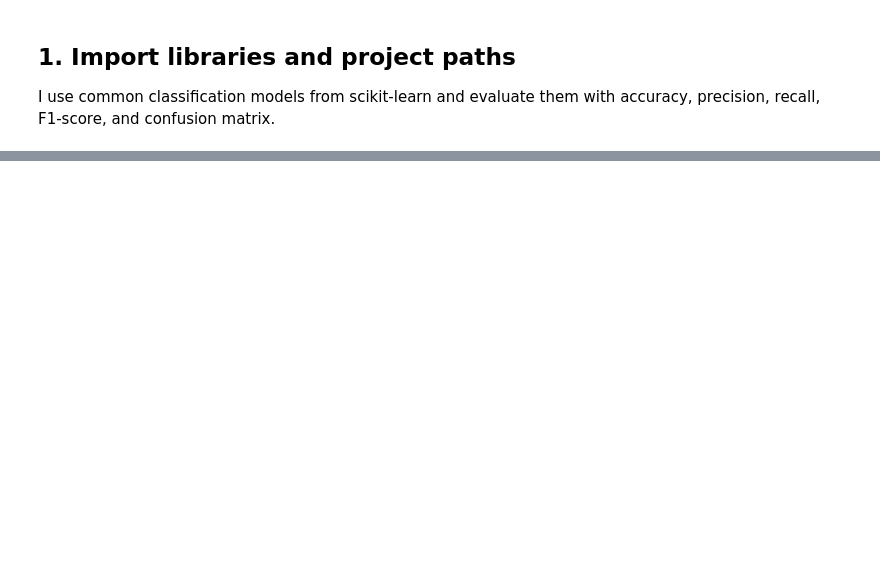
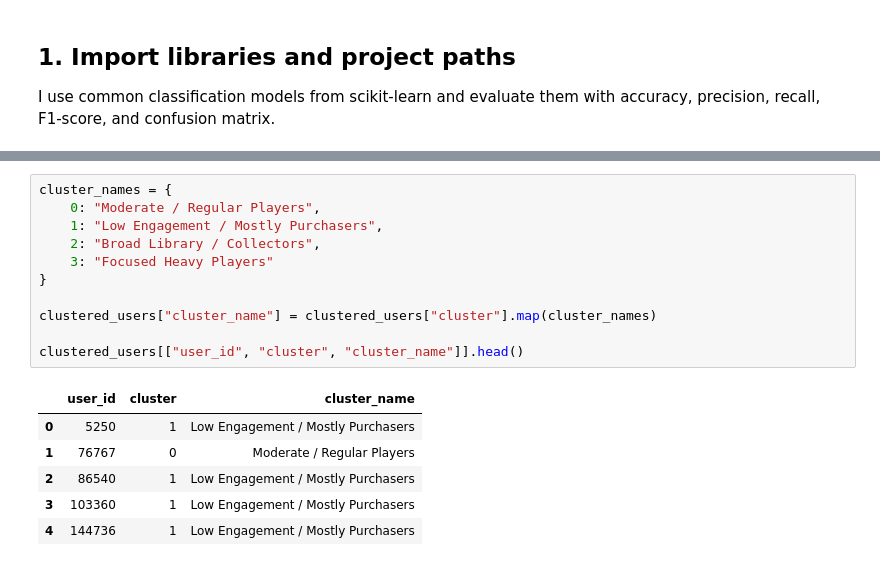
Before and after one commit to ismailozcan1/ds570-final-project, a Jupyter notebook: notebooks/03_modeling_and_evaluation.ipynb, the cells around one changed output, grey strips where cells are left out. Drawn from its saved outputs; the diff is of its cells as text; blank space fills up the shorter version.

```diff
--- a/notebooks/03_modeling_and_evaluation.ipynb
+++ b/notebooks/03_modeling_and_evaluation.ipynb
@@ -59,0 +78,18 @@ This keeps the modeling notebook understandable even if it is opened separately.
+# %%
+cluster_names = {
+    0: "Moderate / Regular Players",
+    1: "Low Engagement / Mostly Purchasers",
+    2: "Broad Library / Collectors",
+    3: "Focused Heavy Players"
+}
+
+clustered_users["cluster_name"] = clustered_users["cluster"].map(cluster_names)
+
+clustered_users[["user_id", "cluster", "cluster_name"]].head()
+# %% [output]
+|  | user_id | cluster | cluster_name |
+| 0 | 5250 | 1 | Low Engagement / Mostly Purchasers |
+| 1 | 76767 | 0 | Moderate / Regular Players |
+| 2 | 86540 | 1 | Low Engagement / Mostly Purchasers |
+| 3 | 103360 | 1 | Low Engagement / Mostly Purchasers |
+| 4 | 144736 | 1 | Low Engagement / Mostly Purchasers |
```
Also changed, not shown: parts of 49 cells of this notebook, 1 other file.
